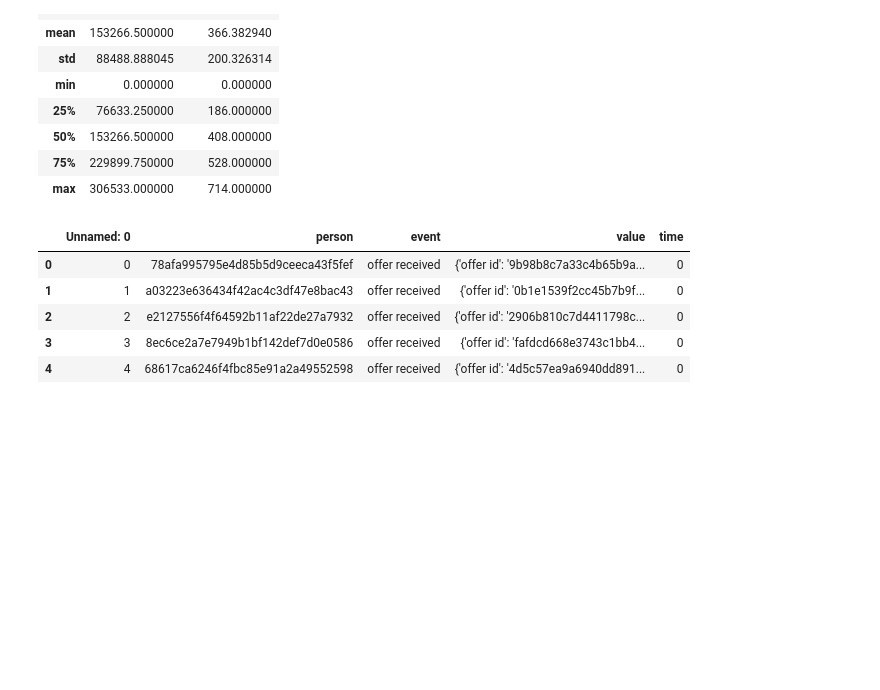
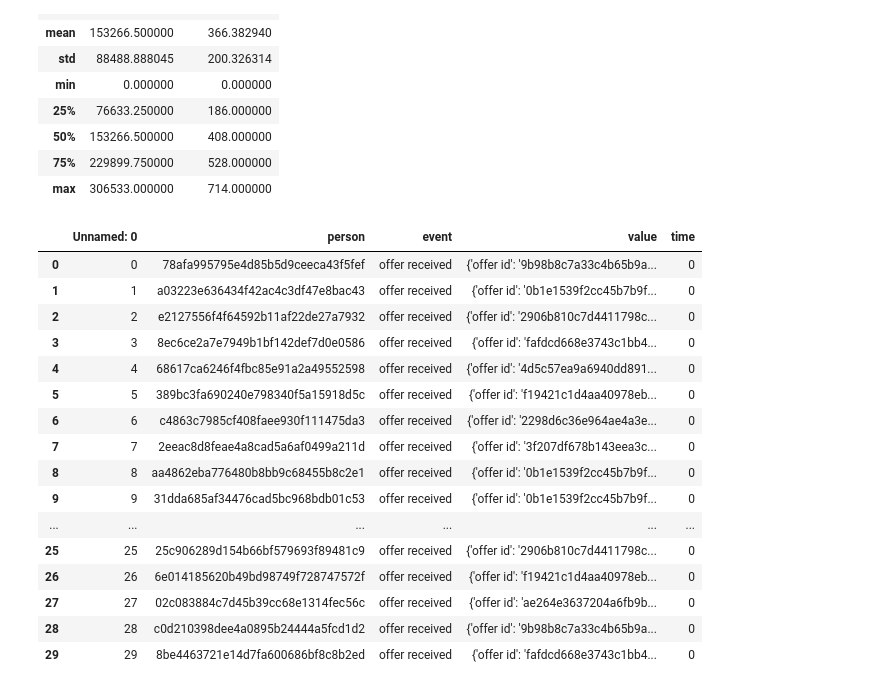
Before and after one commit to yoohengu/marketing_starbucks, a Jupyter notebook: yhg/01_datacheck.ipynb, the cells around one changed output. Drawn from its saved outputs; the diff is of its cells as text; code cells hidden in the pictures; blank space fills up the shorter version.

```diff
--- a/yhg/01_datacheck.ipynb
+++ b/yhg/01_datacheck.ipynb
@@ -215,11 +288,22 @@ df_tran.describe()
 | 75% | 229899.750000 | 528.000000 |
 | max | 306533.000000 | 714.000000 |
 # %%
-df_tran.head()
+df_tran.head(30)
 # %% [output]
 |  | Unnamed: 0 | person | event | value | time |
 | 0 | 0 | 78afa995795e4d85b5d9ceeca43f5fef | offer received | {'offer id': '9b98b8c7a33c4b65b9a... | 0 |
 | 1 | 1 | a03223e636434f42ac4c3df47e8bac43 | offer received | {'offer id': '0b1e1539f2cc45b7b9f... | 0 |
 | 2 | 2 | e2127556f4f64592b11af22de27a7932 | offer received | {'offer id': '2906b810c7d4411798c... | 0 |
 | 3 | 3 | 8ec6ce2a7e7949b1bf142def7d0e0586 | offer received | {'offer id': 'fafdcd668e3743c1bb4... | 0 |
 | 4 | 4 | 68617ca6246f4fbc85e91a2a49552598 | offer received | {'offer id': '4d5c57ea9a6940dd891... | 0 |
+| 5 | 5 | 389bc3fa690240e798340f5a15918d5c | offer received | {'offer id': 'f19421c1d4aa40978eb... | 0 |
+| 6 | 6 | c4863c7985cf408faee930f111475da3 | offer received | {'offer id': '2298d6c36e964ae4a3e... | 0 |
+| 7 | 7 | 2eeac8d8feae4a8cad5a6af0499a211d | offer received | {'offer id': '3f207df678b143eea3c... | 0 |
+| 8 | 8 | aa4862eba776480b8bb9c68455b8c2e1 | offer received | {'offer id': '0b1e1539f2cc45b7b9f... | 0 |
+| 9 | 9 | 31dda685af34476cad5bc968bdb01c53 | offer received | {'offer id': '0b1e1539f2cc45b7b9f... | 0 |
+| ... | ... | ... | ... | ... | ... |
+| 25 | 25 | 25c906289d154b66bf579693f89481c9 | offer received | {'offer id': '2906b810c7d4411798c... | 0 |
+| 26 | 26 | 6e014185620b49bd98749f728747572f | offer received | {'offer id': 'f19421c1d4aa40978eb... | 0 |
+| 27 | 27 | 02c083884c7d45b39cc68e1314fec56c | offer received | {'offer id': 'ae264e3637204a6fb9b... | 0 |
+| 28 | 28 | c0d210398dee4a0895b24444a5fcd1d2 | offer received | {'offer id': '9b98b8c7a33c4b65b9a... | 0 |
+| 29 | 29 | 8be4463721e14d7fa600686bf8c8b2ed | offer received | {'offer id': 'fafdcd668e3743c1bb4... | 0 |
```
Also changed, not shown: parts of 10 cells of this notebook, 4 other files.
